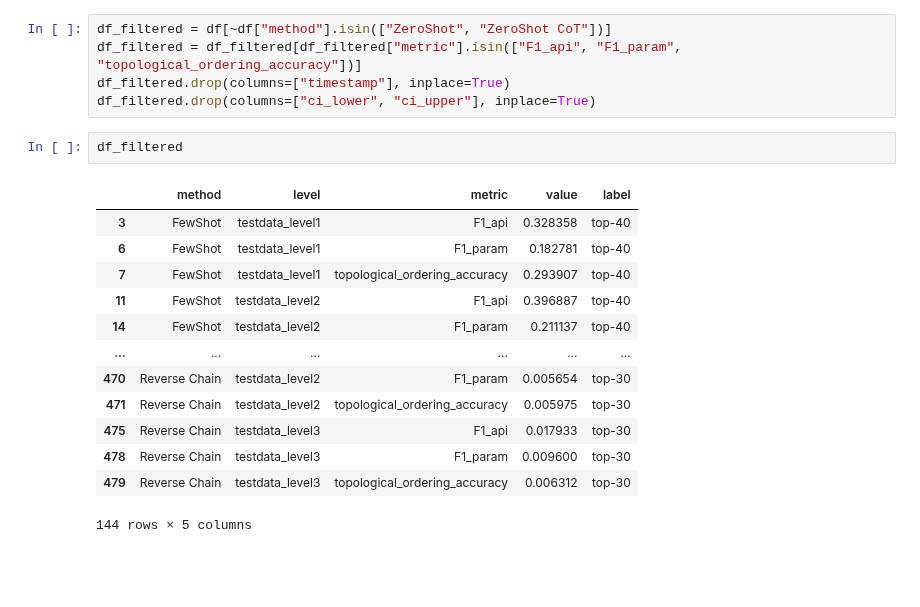
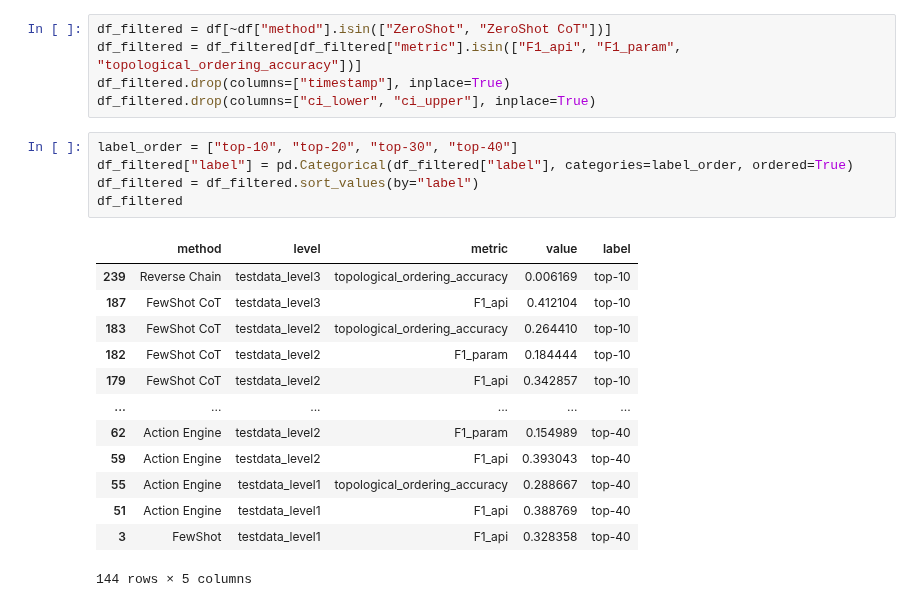
Before and after one commit to hpcclab/action_engine, a Jupyter notebook: eval/plot_linechart.ipynb, the cells around one changed output. Drawn from its saved outputs; the diff is of its cells as text; blank space fills up the shorter version.

```diff
--- a/eval/plot_linechart.ipynb
+++ b/eval/plot_linechart.ipynb
@@ -64,22 +64,25 @@ df_filtered = df[~df["method"].isin(["ZeroShot", "ZeroShot CoT"])]
 df_filtered = df_filtered[df_filtered["metric"].isin(["F1_api", "F1_param", "topological_ordering_accuracy"])]
 df_filtered.drop(columns=["timestamp"], inplace=True)
 df_filtered.drop(columns=["ci_lower", "ci_upper"], inplace=True)
-# %%
-df_filtered
-# %% [output]
-|  | method | level | metric | value | label |
-| 3 | FewShot | testdata_level1 | F1_api | 0.328358 | top-40 |
-| 6 | FewShot | testdata_level1 | F1_param | 0.182781 | top-40 |
-| 7 | FewShot | testdata_level1 | topological_ordering_accuracy | 0.293907 | top-40 |
-| 11 | FewShot | testdata_level2 | F1_api | 0.396887 | top-40 |
-| 14 | FewShot | testdata_level2 | F1_param | 0.211137 | top-40 |
-| ... | ... | ... | ... | ... | ... |
-| 470 | Reverse Chain | testdata_level2 | F1_param | 0.005654 | top-30 |
-| 471 | Reverse Chain | testdata_level2 | topological_ordering_accuracy | 0.005975 | top-30 |
-| 475 | Reverse Chain | testdata_level3 | F1_api | 0.017933 | top-30 |
-| 478 | Reverse Chain | testdata_level3 | F1_param | 0.009600 | top-30 |
-| 479 | Reverse Chain | testdata_level3 | topological_ordering_accuracy | 0.006312 | top-30 |
-144 rows × 5 columns
+# %%
+label_order = ["top-10", "top-20", "top-30", "top-40"]
+df_filtered["label"] = pd.Categorical(df_filtered["label"], categories=label_order, ordered=True)
+df_filtered = df_filtered.sort_values(by="label")
+df_filtered
+# %% [output]
+|  | method | level | metric | value | label |
+| 239 | Reverse Chain | testdata_level3 | topological_ordering_accuracy | 0.006169 | top-10 |
+| 187 | FewShot CoT | testdata_level3 | F1_api | 0.412104 | top-10 |
+| 183 | FewShot CoT | testdata_level2 | topological_ordering_accuracy | 0.264410 | top-10 |
+| 182 | FewShot CoT | testdata_level2 | F1_param | 0.184444 | top-10 |
+| 179 | FewShot CoT | testdata_level2 | F1_api | 0.342857 | top-10 |
+| ... | ... | ... | ... | ... | ... |
+| 62 | Action Engine | testdata_level2 | F1_param | 0.154989 | top-40 |
+| 59 | Action Engine | testdata_level2 | F1_api | 0.393043 | top-40 |
+| 55 | Action Engine | testdata_level1 | topological_ordering_accuracy | 0.288667 | top-40 |
+| 51 | Action Engine | testdata_level1 | F1_api | 0.388769 | top-40 |
+| 3 | FewShot | testdata_level1 | F1_api | 0.328358 | top-40 |
+144 rows × 5 columns
 # %%
 import matplotlib.pyplot as plt
 import seaborn as sns
```
Also changed, not shown: parts of 6 cells of this notebook, 28 other files.
